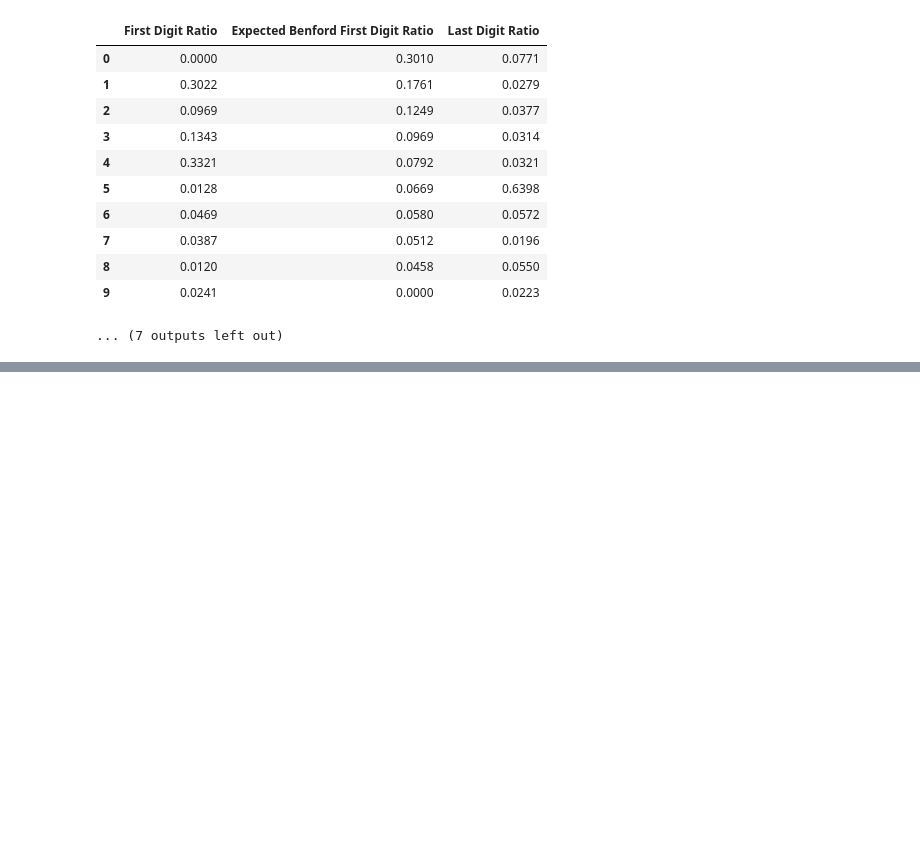
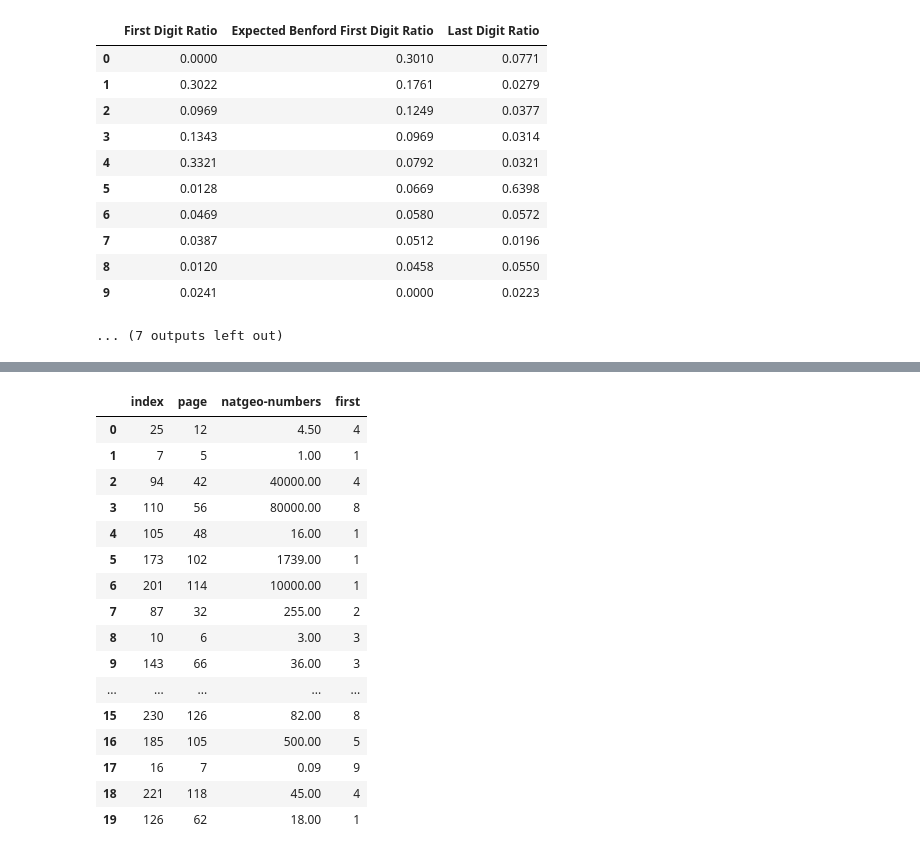
Before and after one commit to schubert-da/benfords-law-explainer, a Jupyter notebook: data-exploration/scripts/data-processing.ipynb, the cells around one changed output, grey strips where cells are left out. Saved outputs shown, nothing was run; the diff lists cells and outputs as text; code cells hidden in the pictures; blank space fills up the shorter version.

Commit message:
adds natgeo section

```diff
--- a/data-exploration/scripts/data-processing.ipynb
+++ b/data-exploration/scripts/data-processing.ipynb
@@ -548,0 +673,24 @@ Name: count, dtype: int64
+# %%
+natgeo_numbers = pd.read_json('../data/outputs/natgeo-numbers.json')
+natgeo_numbers['first'] = natgeo_numbers['natgeo-numbers'].apply(extract_first_digit)
+# first_digits = natgeo_numbers['natgeo-numbers'].apply(extract_first_digit)
+# first_digits.value_counts()
+natgeo_numbers
+# %% [output]
+|  | index | page | natgeo-numbers | first |
+| 0 | 25 | 12 | 4.50 | 4 |
+| 1 | 7 | 5 | 1.00 | 1 |
+| 2 | 94 | 42 | 40000.00 | 4 |
+| 3 | 110 | 56 | 80000.00 | 8 |
+| 4 | 105 | 48 | 16.00 | 1 |
+| 5 | 173 | 102 | 1739.00 | 1 |
+| 6 | 201 | 114 | 10000.00 | 1 |
+| 7 | 87 | 32 | 255.00 | 2 |
+| 8 | 10 | 6 | 3.00 | 3 |
+| 9 | 143 | 66 | 36.00 | 3 |
+| ... | ... | ... | ... | ... |
+| 15 | 230 | 126 | 82.00 | 8 |
+| 16 | 185 | 105 | 500.00 | 5 |
+| 17 | 16 | 7 | 0.09 | 9 |
+| 18 | 221 | 118 | 45.00 | 4 |
+| 19 | 126 | 62 | 18.00 | 1 |
```
Also changed, not shown: parts of 3 cells of this notebook, 5 other files.
